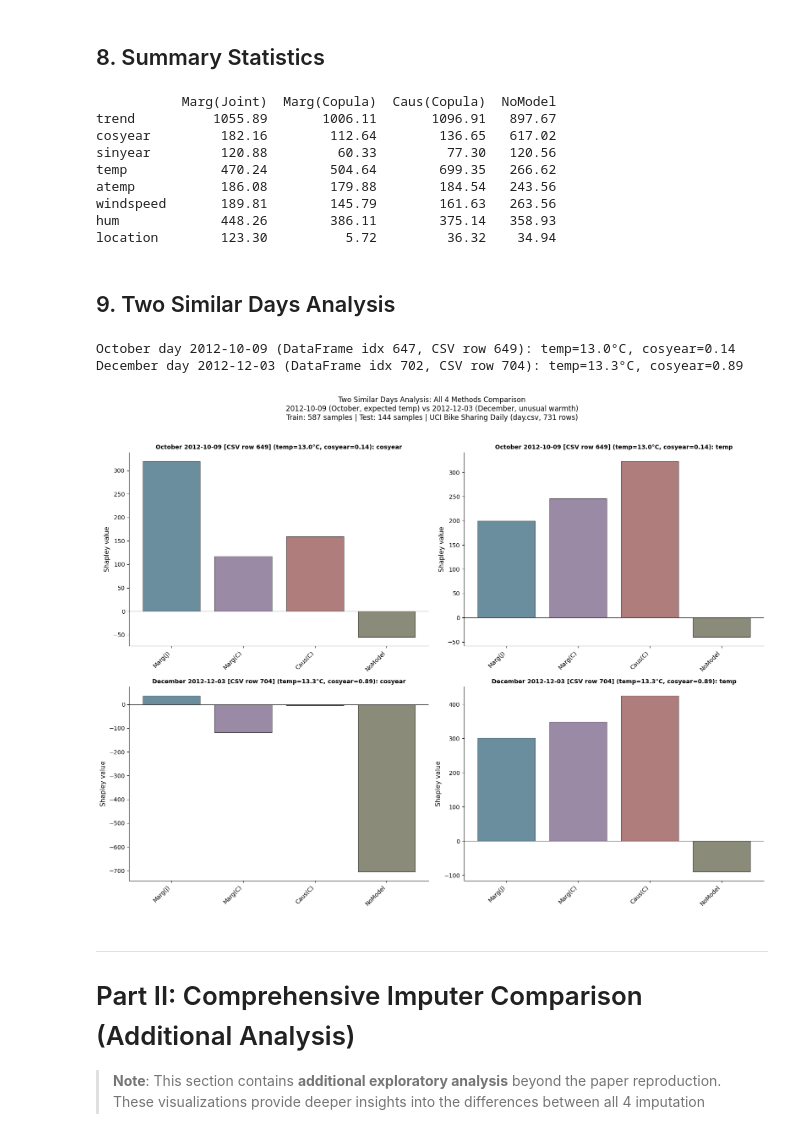
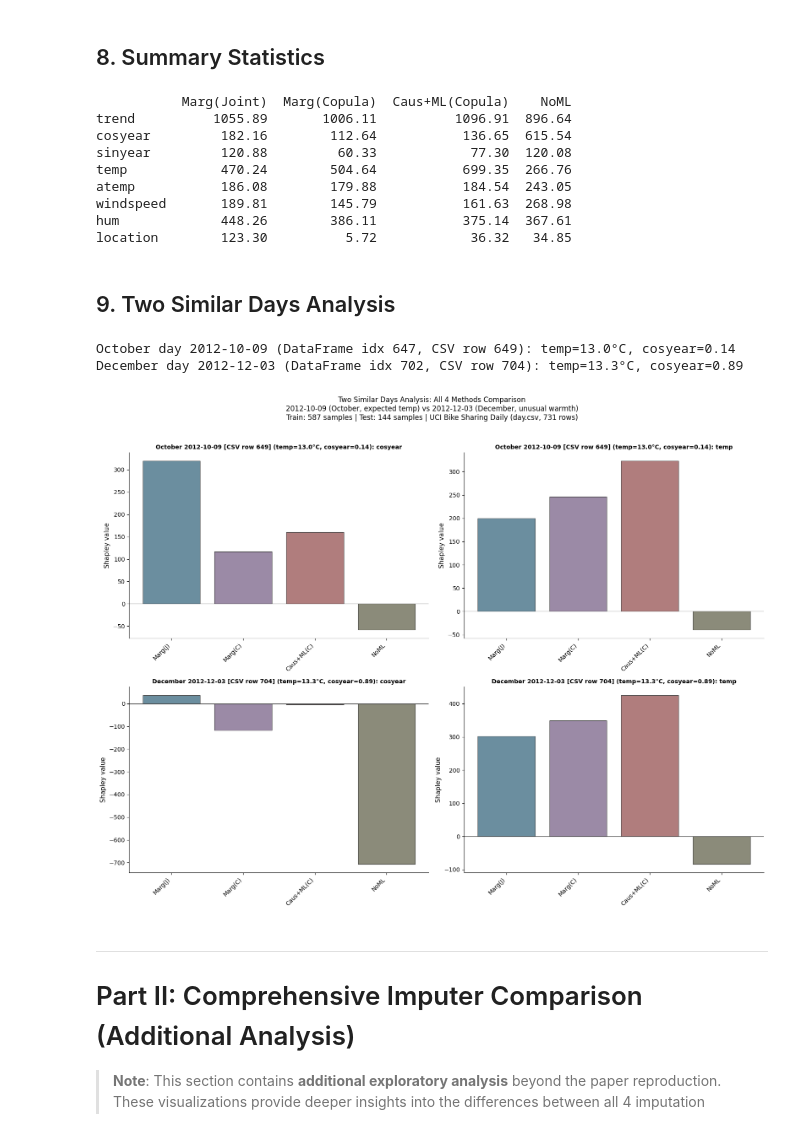
Before and after one commit to kakukuu/shapiq, a Jupyter notebook: docs/source/notebooks/causal_notebooks/ordering_causal_notebooks/heskes_k-SII_alternative_ordering.ipynb, the cells around one changed output. Drawn from its saved outputs; the diff is of its cells as text; code cells hidden in the pictures.

```diff
--- a/docs/source/notebooks/causal_notebooks/ordering_causal_notebooks/heskes_k-SII_alternative_ordering.ipynb
+++ b/docs/source/notebooks/causal_notebooks/ordering_causal_notebooks/heskes_k-SII_alternative_ordering.ipynb
@@ -456,7 +408,6 @@ plt.show()
 # %% [markdown]
 ## 8. Summary Statistics
 # %%
-# Create summary DataFrame for all methods
 test_csv_rows = test_idx + 2
 
 summary_df = pd.DataFrame(index=feature_names)
@@ -467,43 +418,37 @@ for exp_name, sv in all_sv.items():
 short_names = {
     'Marginal (Joint)': 'Marg(Joint)',
     'Marginal (Copula)': 'Marg(Copula)',
-    'Causal+Model (Copula)': 'Caus(Copula)',
-    'Causal No-Model (Copula)': 'NoModel'
+    'Causal+ML (Copula)': 'Caus+ML(Copula)',
+    'Causal No-ML (Copula)': 'NoML'
 }
 summary_df.columns = [short_names.get(c, c) for c in summary_df.columns]
 
 print(summary_df.round(2).to_string())
 # %% [output]
-           Marg(Joint)  Marg(Copula)  Caus(Copula)  NoModel
-trend          1055.89       1006.11       1096.91   897.67
-cosyear         182.16        112.64        136.65   617.02
-sinyear         120.88         60.33         77.30   120.56
-temp            470.24        504.64        699.35   266.62
-atemp           186.08        179.88        184.54   243.56
-windspeed       189.81        145.79        161.63   263.56
-hum             448.26        386.11        375.14   358.93
-location        123.30          5.72         36.32    34.94
+           Marg(Joint)  Marg(Copula)  Caus+ML(Copula)    NoML
+trend          1055.89       1006.11          1096.91  896.64
+cosyear         182.16        112.64           136.65  615.54
+sinyear         120.88         60.33            77.30  120.08
+temp            470.24        504.64           699.35  266.76
+atemp           186.08        179.88           184.54  243.05
+windspeed       189.81        145.79           161.63  268.98
+hum             448.26        386.11           375.14  367.61
+location        123.30          5.72            36.32   34.85
 # %% [markdown]
 ## 9. Two Similar Days Analysis
 # %%
-# Use the EXACT same two days as the R original code (bike_rental_illustration.R):
-#   october <- which(... bike$dteday == "2012-10-09")
-#   december <- which(... bike$dteday == "2012-12-03")
-# In day.csv: instant 648 = 2012-10-09, instant 703 = 2012-12-03
+# match R code (bike_rental_illustration.R):
+#   october <- which(bike$dteday == "2012-10-09")  → instant 648
+#   december <- which(bike$dteday == "2012-12-03") → instant 703
 # DataFrame index (0-based) = instant - 1
 
-# Get full data with dates
 x_full, y_full = load_bike_sharing_daily(preprocessed=True)
-
-# Add location column to x_full (same as we did for x_data)
 x_full = x_full.copy()
 x_full['location'] = 1.0
 
-# Exact indices matching the R code's date-based selection
 october_idx = 647   # 2012-10-09 (instant=648): temp≈13.0°C, cosyear≈0.14
 december_idx = 702  # 2012-12-03 (instant=703): temp≈13.3°C, cosyear≈0.89
 
-# CSV row = DataFrame index + 2 (header + 0-based index)
 october_csv_row = october_idx + 2
 december_csv_row = december_idx + 2
 
@@ -514,10 +459,8 @@ print(f"December day 2012-12-03 (DataFrame idx {december_idx}, CSV row {december
       f"temp={x_full.loc[december_idx, 'temp']:.1f}°C, "
       f"cosyear={x_full.loc[december_idx, 'cosyear']:.2f}")
 
-# Compute Shapley values for these two days using ALL methods
 days_x = x_full.loc[[october_idx, december_idx], feature_names].values
 
-# Store results for all methods
 sv_days_all = {}
 for exp_name, explainer in explainers.items():
     sv_days = []
@@ -526,26 +469,23 @@ for exp_name, explainer in explainers.items():
         sv_days.append(result.get_n_order_values(order=1))
     sv_days_all[exp_name] = np.array(sv_days)
 
-# Plot comparison for all 4 methods
-# Academic low-saturation color palette
 fig, axes = plt.subplots(2, 2, figsize=(16, 12))
 
+# colors
 colors = [
     '#6B8E9F',  # Muted steel blue (Marginal Joint)
     '#9B8AA6',  # Muted lavender (Marginal Copula)
     '#B07D7D',  # Muted rose (Causal Copula)
-    '#8B8B7A',  # Muted olive (No-Model)
+    '#8B8B7A',  # Muted olive (No-ML)
 ]
-short_names = ['Marg(J)', 'Marg(C)', 'Caus(C)', 'NoModel']
+short_names = ['Marg(J)', 'Marg(C)', 'Caus+ML(C)', 'NoML']
 
-# Get raw data for display
 oct_temp = x_full.loc[october_idx, 'temp']
 oct_cosyear = x_full.loc[october_idx, 'cosyear']
 dec_temp = x_full.loc[december_idx, 'temp']
 dec_cosyear = x_full.loc[december_idx, 'cosyear']
 
 for ax_idx, (fname, f_idx) in enumerate([('cosyear', cosyear_idx), ('temp', temp_idx)]):
-    # October day
     ax = axes[0, ax_idx]
     x_pos = np.arange(len(explainers))
     values = [sv_days_all[name][0, f_idx] for name in explainers.keys()]
@@ -553,35 +493,34 @@ for ax_idx, (fname, f_idx) in enumerate([('cosyear', cosyear_idx), ('temp', temp
     ax.set_xticks(x_pos)
     ax.set_xticklabels(short_names, rotation=45, ha='right')
     ax.axhline(y=0, color='#404040', linewidth=0.8)
     ax.set_ylabel('Shapley value', fontsize=11)
     ax.set_title(f'October 2012-10-09 [CSV row {october_csv_row}] (temp={oct_temp:.1f}°C, cosyear={oct_cosyear:.2f}): {fname}',
                  fontsize=10, fontweight='bold')
     ax.spines['top'].set_visible(False)
     ax.spines['right'].set_visible(False)
 
-    # December day
     ax = axes[1, ax_idx]
     values = [sv_days_all[name][1, f_idx] for name in explainers.keys()]
     bars = ax.bar(x_pos, values, color=colors, edgecolor='#404040', linewidth=0.8)
     ax.set_xticks(x_pos)
     ax.set_xticklabels(short_names, rotation=45, ha='right')
     ax.axhline(y=0, color='#404040', linewidth=0.8)
     ax.set_ylabel('Shapley value', fontsize=11)
     ax.set_title(f'December 2012-12-03 [CSV row {december_csv_row}] (temp={dec_temp:.1f}°C, cosyear={dec_cosyear:.2f}): {fname}',
                  fontsize=10, fontweight='bold')
     ax.spines['top'].set_visible(False)
     ax.spines['right'].set_visible(False)
 
 plt.suptitle('Two Similar Days Analysis: All 4 Methods Comparison\n'
              '2012-10-09 (October, expected temp) vs 2012-12-03 (December, unusual warmth)\n'
              f'Train: {len(train_idx)} samples | Test: {len(test_idx)} samples | '
              f'UCI Bike Sharing Daily (day.csv, 731 rows)', fontsize=12, y=1.02)
 plt.tight_layout()
 plt.show()
 # %% [output]
 October day 2012-10-09 (DataFrame idx 647, CSV row 649): temp=13.0°C, cosyear=0.14
 December day 2012-12-03 (DataFrame idx 702, CSV row 704): temp=13.3°C, cosyear=0.89
-[figure, old version]
+[figure, new version]
 # %% [markdown]
 ---
 
```
Also changed, not shown: parts of 19 cells of this notebook, 12 other files.
